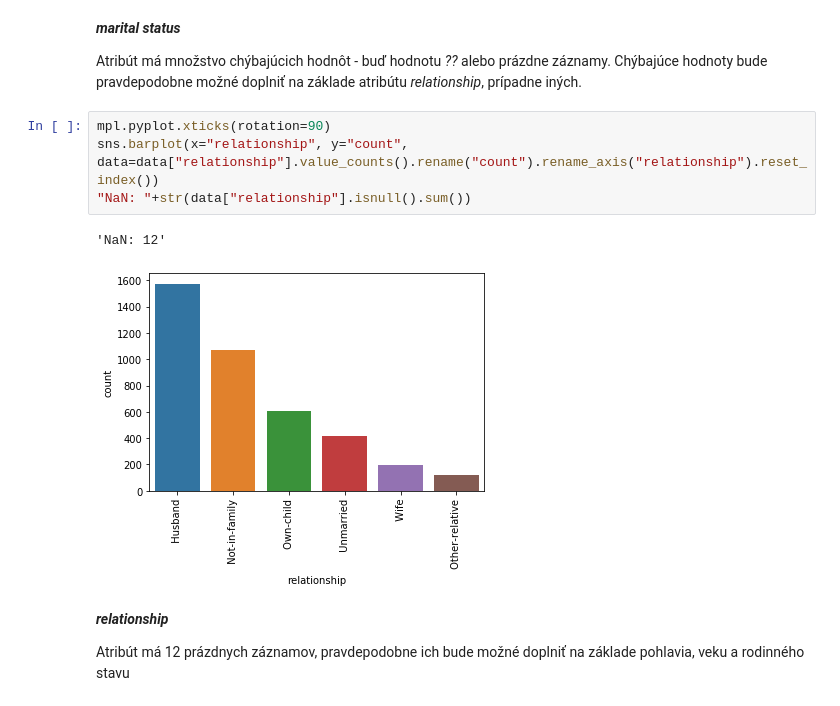
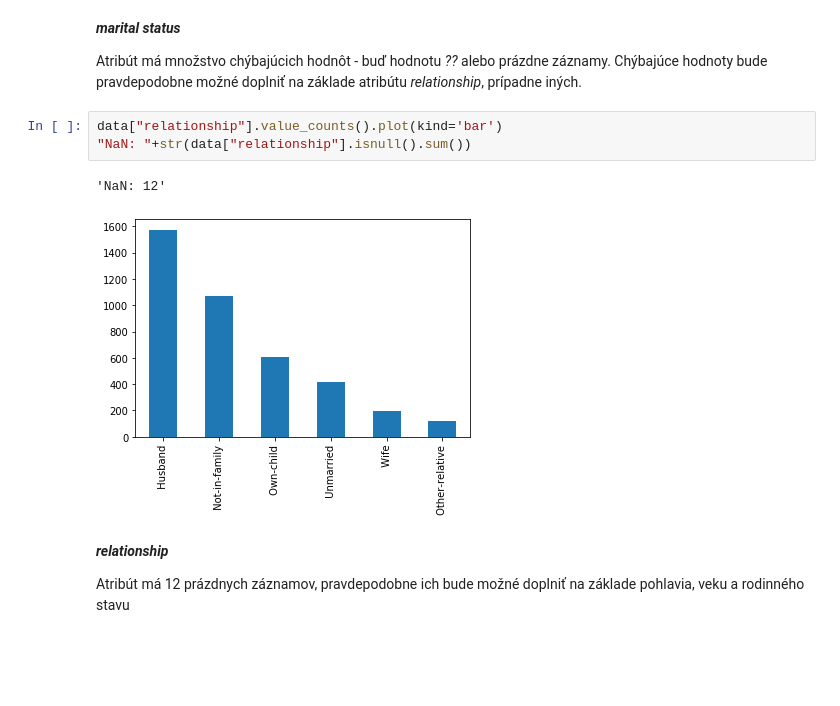
Before and after one commit to Gugliar/IAU-projekt, a Jupyter notebook: IAU_Tibensky_Jedinak.ipynb, the cells around one changed output. Drawn from its saved outputs; the diff is of its cells as text; blank space fills up the shorter version.

```diff
--- a/IAU_Tibensky_Jedinak.ipynb
+++ b/IAU_Tibensky_Jedinak.ipynb
@@ -283,13 +296,12 @@ sns.barplot(x="marital status", y="count", data=data["marital-status"].value_cou
 ***marital status***
 
 Atribút má množstvo chýbajúcich hodnôt - buď hodnotu *??* alebo prázdne záznamy. Chýbajúce hodnoty bude pravdepodobne možné doplniť na základe atribútu *relationship*, prípadne iných.
-# %%
-mpl.pyplot.xticks(rotation=90)
-sns.barplot(x="relationship", y="count", data=data["relationship"].value_counts().rename("count").rename_axis("relationship").reset_index())
-"NaN: "+str(data["relationship"].isnull().sum())
-# %% [output]
-'NaN: 12'
-[figure, removed]
+# %%
+data["relationship"].value_counts().plot(kind='bar')
+"NaN: "+str(data["relationship"].isnull().sum())
+# %% [output]
+'NaN: 12'
+[figure, added]
 # %% [markdown]
 ***relationship***
 
```
Also changed, not shown: parts of 36 cells of this notebook, 1 other file.
